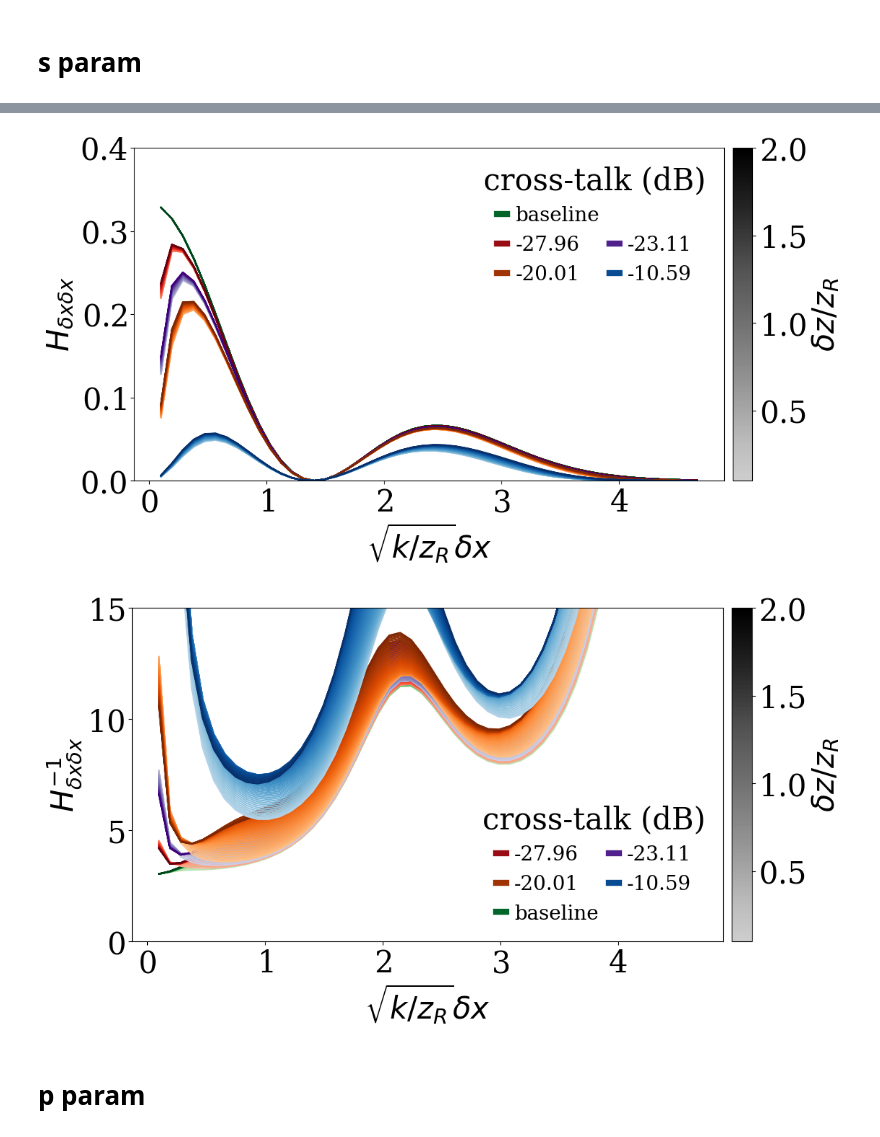
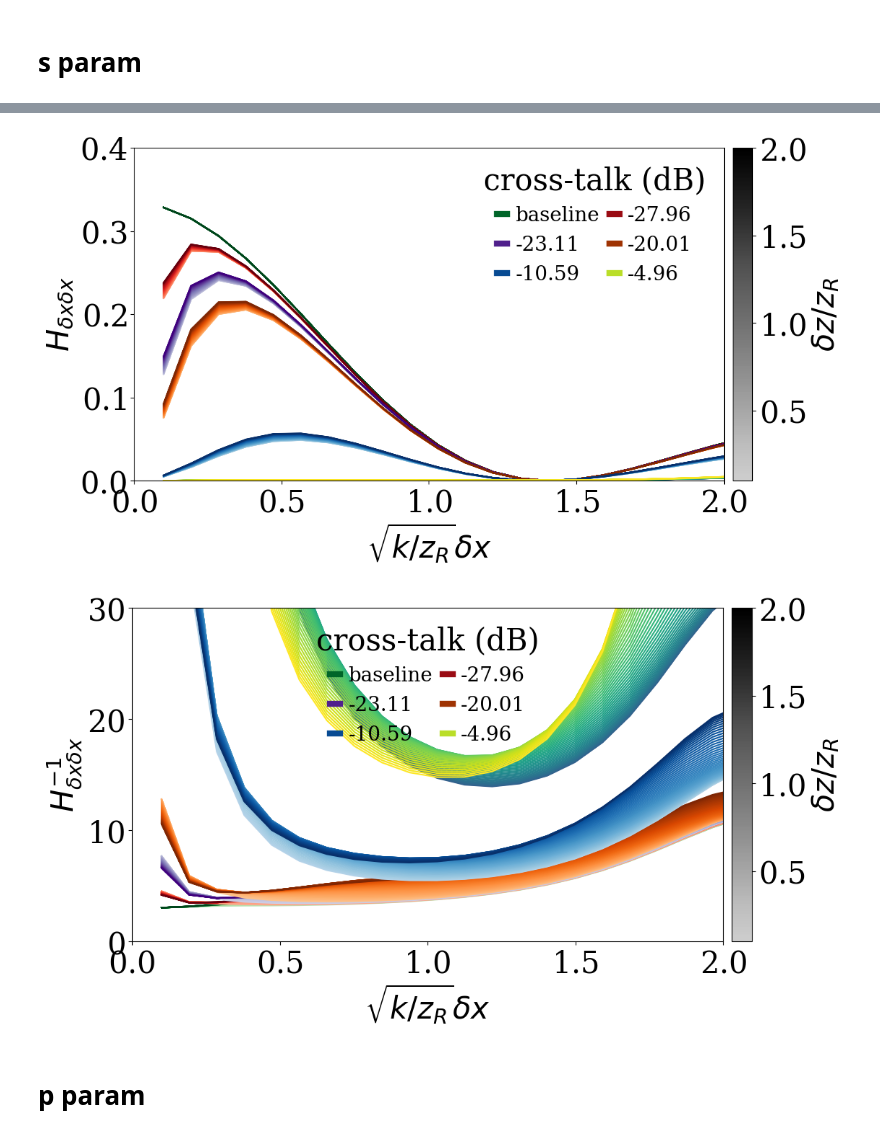
Before and after one commit to jernejfrank/rayfish, a Jupyter notebook: examples/distance_3_point_sources_mixing_hg_xy/simulation.ipynb, the cells around one changed output, grey strips where cells are left out. Saved outputs shown, nothing was run; the diff lists cells and outputs as text; code cells hidden in the pictures.

Commit message:
Got figures, polishing

```diff
--- a/examples/distance_3_point_sources_mixing_hg_xy/simulation.ipynb
+++ b/examples/distance_3_point_sources_mixing_hg_xy/simulation.ipynb
@@ -26,7 +31,7 @@ continuous_cmaps = [
 # %%
 %matplotlib inline
 # %%
-selected_eps = [0.0, 0.04, 0.07, 0.1, 0.3]
+selected_eps = [0.0, 0.04, 0.07, 0.1, 0.3, 0.6]
 # %% [markdown]
 # Mode leakage
 # %%
@@ -87,24 +108,39 @@ fig, axs = plot_fi_comparison(
     ylabel=r"$H_{\delta x \delta x}$",
     gradient_label=r"$\delta z / z_R$",
     ylim=(0, 0.4),
-    baseline_first=True,
+    xlim=(0, 2),
 )
+
+fig.savefig(
+    f"s_param_fi_mixing_only_hg_01.{FORMAT}",
+    format=FORMAT,
+    bbox_inches="tight",
+)
+plt.show()
 # %% [output]
-[figure, old version]
+[figure, new version]
 # %%
 fig, axs = plot_fi_comparison(
     [fi_inv[:, :, 0, 0] for fi_inv in fis_inv],
     x_range,
     p_range,
     selected_eps,
     cmaps=continuous_cmaps[: len(fis)],
     xlabel=r"$\sqrt{k/z_R} \delta x$",
     ylabel=r"$H^{-1}_{\delta x \delta x}$",
     gradient_label=r"$\delta z / z_R$",
-    ylim=(0, 15),
+    ylim=(0, 30),
+    xlim=(0, 2),
 )
+
+fig.savefig(
+    f"s_param_crb_mixing.{FORMAT}",
+    format=FORMAT,
+    bbox_inches="tight",
+)
+plt.show()
 # %% [output]
-[figure, old version]
+[figure, new version]
 # %% [markdown]
 # p param
 # %%
```
Also changed, not shown: parts of 7 cells of this notebook, 10 other files.
